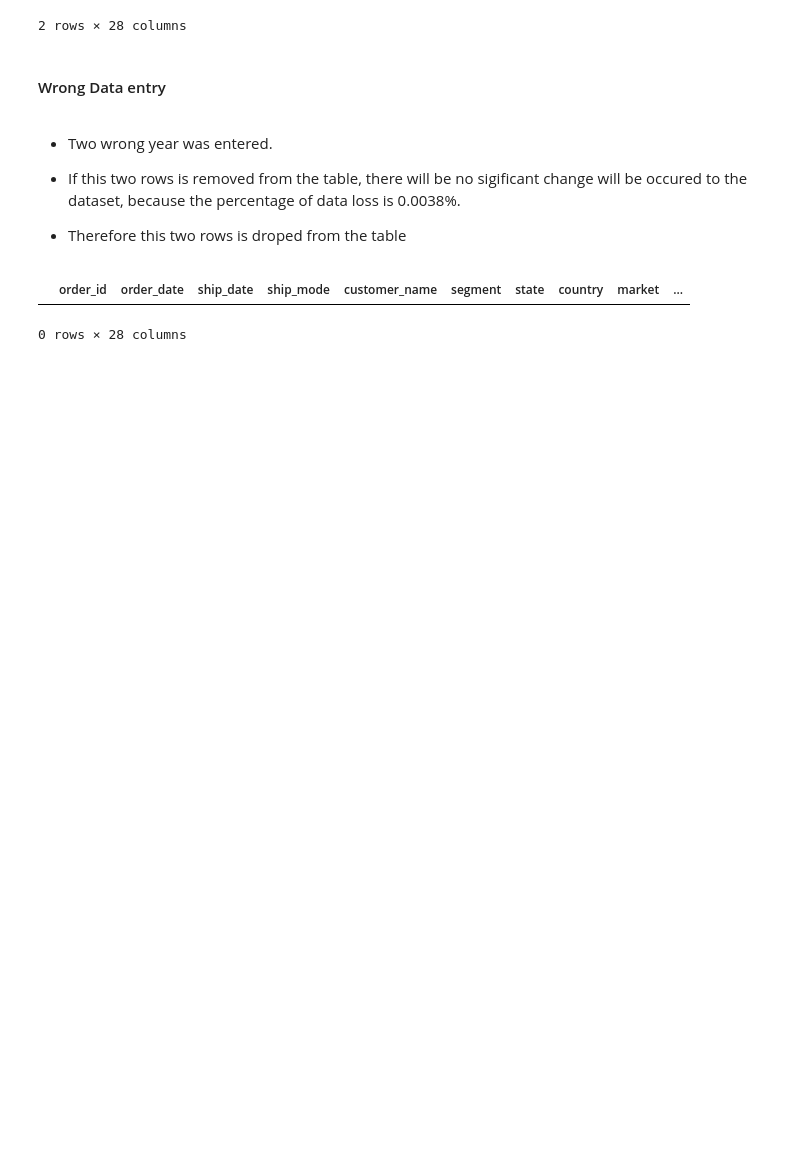
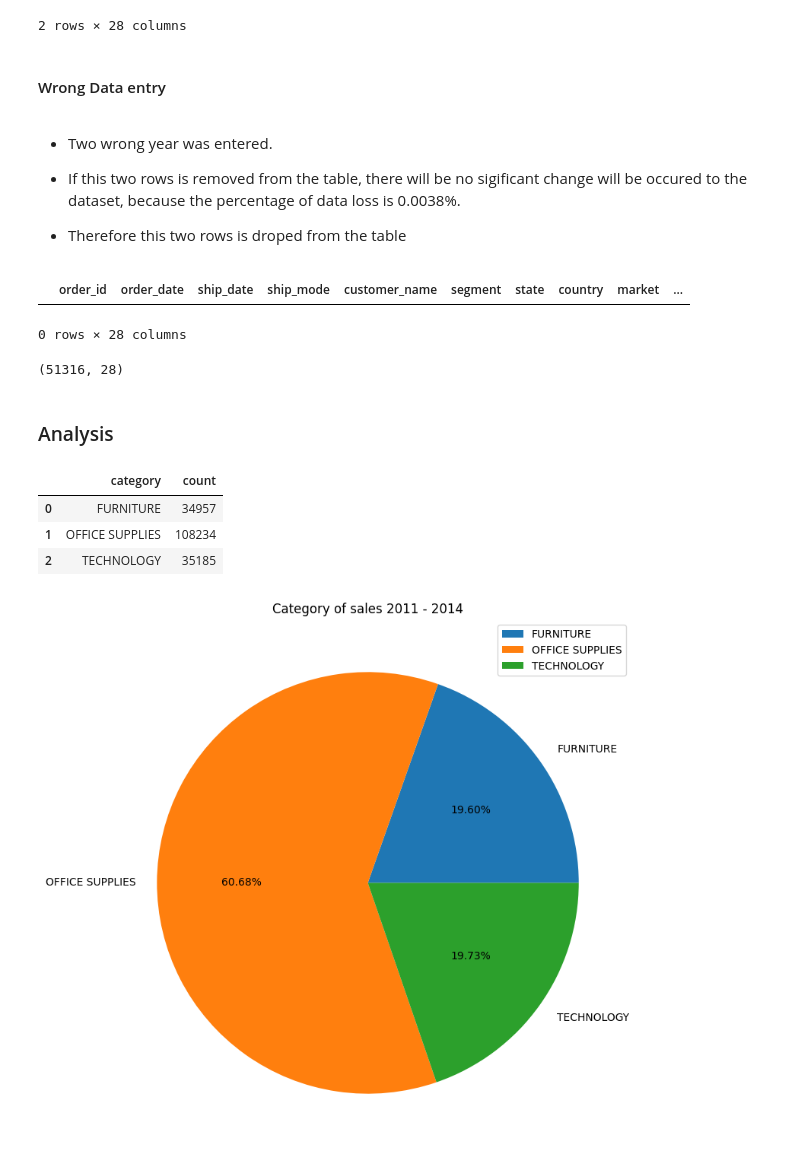
Before and after one commit to kokul93/Business_Intelligence_Project, a Jupyter notebook: StoreNoteBook.ipynb, the cells around one changed output. Cells and saved outputs as stored; diff of their text form; code cells hidden in the pictures; blank space fills up the shorter version.

```diff
--- a/StoreNoteBook.ipynb
+++ b/StoreNoteBook.ipynb
@@ -130,0 +124,22 @@ dfc.to_csv('StoreDataCleaned.csv', index=False)
+# %%
+dfc.shape
+# %% [output]
+(51316, 28)
+# %% [markdown]
+### Analysis
+# %%
+categoryGroup=dfc.groupby(['category'])['quantity'].sum().reset_index(name='count')
+categoryGroup
+# %% [output]
+|  | category | count |
+| 0 | FURNITURE | 34957 |
+| 1 | OFFICE SUPPLIES | 108234 |
+| 2 | TECHNOLOGY | 35185 |
+# %%
+plt.figure(figsize=(16, 9))
+plt.pie(categoryGroup['count'], labels=categoryGroup['category'], autopct='%1.2f%%')
+plt.title('Category of sales 2011 - 2014')
+plt. legend()
+plt.show()
+# %% [output]
+[figure, added]
```
Also changed, not shown: parts of 45 cells of this notebook, 1 other file.
